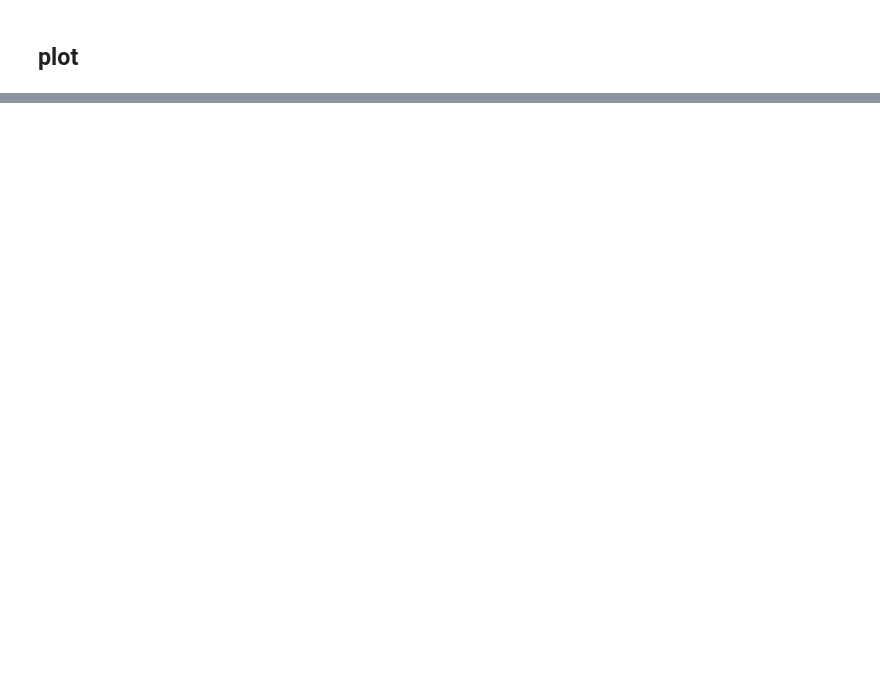
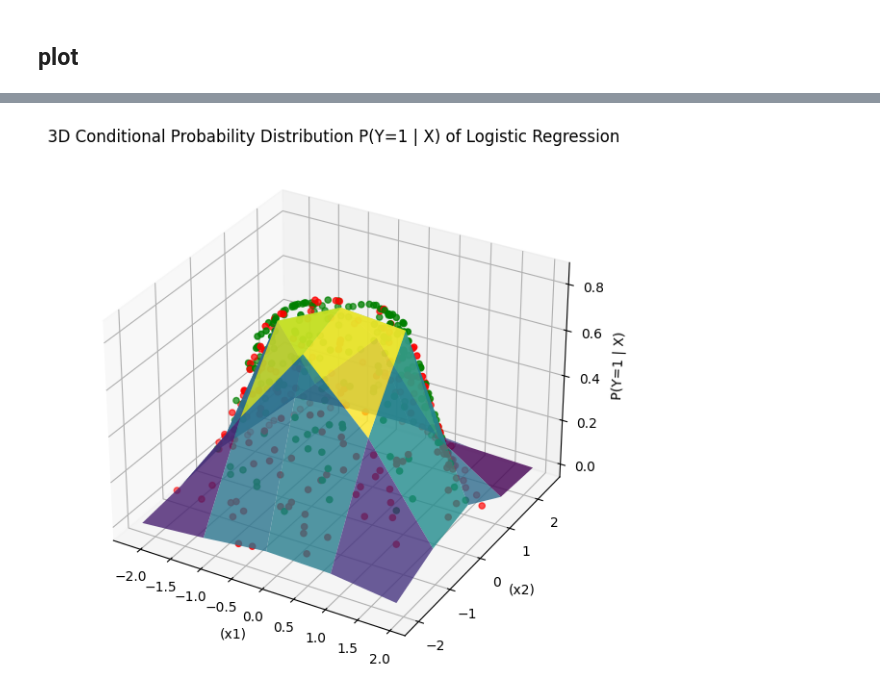
Before and after one commit to HongQuan1812/AIO2025, a Jupyter notebook: Module 5/NNET Logistic-Torch.ipynb, the cells around one changed output, grey strips where cells are left out. Saved outputs shown, nothing was run; the diff lists cells and outputs as text; code cells hidden in the pictures; blank space fills up the shorter version.

```diff
--- a/Module 5/NNET Logistic-Torch.ipynb
+++ b/Module 5/NNET Logistic-Torch.ipynb
@@ -652,0 +469,29 @@ plt.show()
+# %%
+# Create a meshgrid for the decision plane
+x1_range = torch.linspace(min(x1), max(x1), 5)
+x2_range = torch.linspace(min(x2), max(x2), 5)
+X1_mesh, X2_mesh = torch.meshgrid(x1_range, x2_range)
+
+grid = torch.stack((X1_mesh, X2_mesh), dim=-1).reshape(-1, 2)
+
+Z_mesh = model(grid)
+Z_mesh = Z_mesh.reshape(X1_mesh.shape)
+
+P_Y_given_X = torch.sigmoid(Z_mesh)  # Apply sigmoid
+
+
+# Plot 3D surface
+fig = plt.figure(figsize=(10, 7))
+ax = fig.add_subplot(111, projection='3d')
+ax.plot_surface(X1_mesh, X2_mesh, P_Y_given_X.detach().numpy(), cmap='viridis', alpha=0.8)
+ax.scatter(x1, x2, y_prob.detach().numpy().squeeze(), c=colors, marker='o', label="Data Points")
+
+# Labels
+ax.set_xlabel("(x1)")
+ax.set_ylabel("(x2)")
+ax.set_zlabel("P(Y=1 | X)")
+ax.set_title("3D Conditional Probability Distribution P(Y=1 | X) of Logistic Regression")
+
+plt.show()
+# %% [output]
+[figure, added]
```
Also changed, not shown: parts of 27 cells of this notebook.
